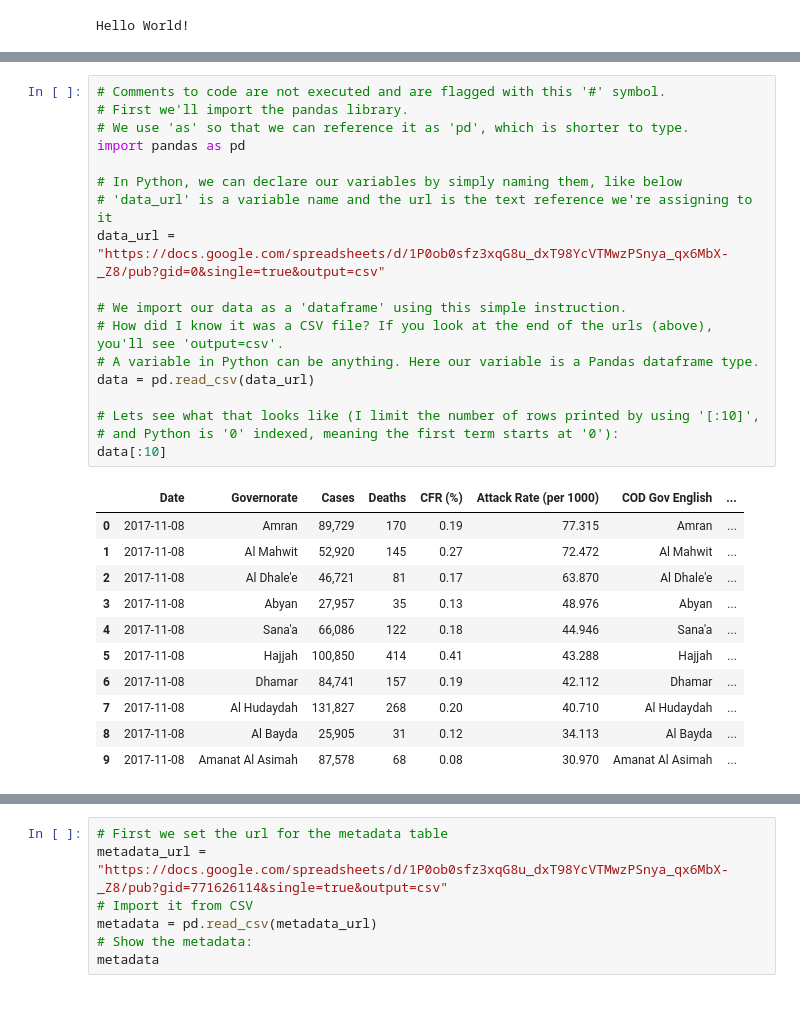
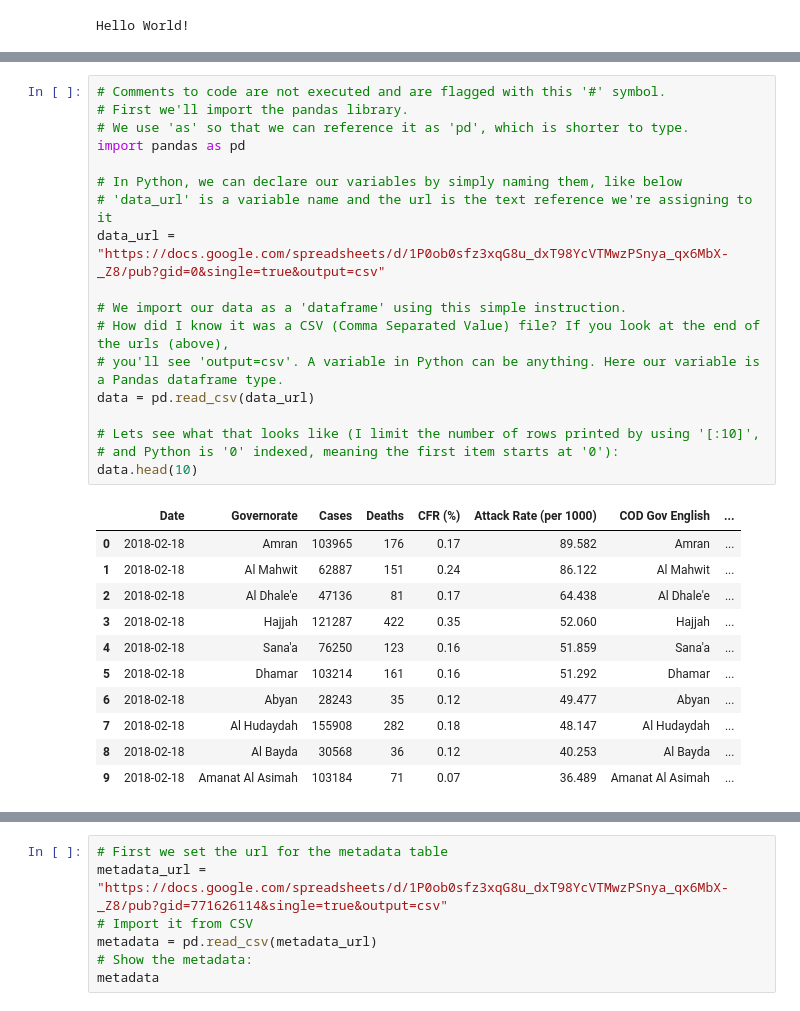
Before and after one commit to whythawk/data-as-a-science, a Jupyter notebook: Module 1, Lesson 1 - Introduction to data as a science.ipynb, the cells around one changed output, grey strips where cells are left out. Drawn from its saved outputs; the diff is of its cells as text.

```diff
--- a/Module 1, Lesson 1 - Introduction to data as a science.ipynb
+++ b/Module 1, Lesson 1 - Introduction to data as a science.ipynb
@@ -308,30 +328,30 @@ Open your own Jupyter Notebook and follow along with the code:
 # %%
 # Comments to code are not executed and are flagged with this '#' symbol.
 # First we'll import the pandas library.
 # We use 'as' so that we can reference it as 'pd', which is shorter to type.
 import pandas as pd
 
 # In Python, we can declare our variables by simply naming them, like below
 # 'data_url' is a variable name and the url is the text reference we're assigning to it
 data_url = "https://docs.google.com/spreadsheets/d/1P0ob0sfz3xqG8u_dxT98YcVTMwzPSnya_qx6MbX-_Z8/pub?gid=0&single=true&output=csv"
 
 # We import our data as a 'dataframe' using this simple instruction.
-# How did I know it was a CSV file? If you look at the end of the urls (above), you'll see 'output=csv'.
-# A variable in Python can be anything. Here our variable is a Pandas dataframe type.
+# How did I know it was a CSV (Comma Separated Value) file? If you look at the end of the urls (above),
+# you'll see 'output=csv'. A variable in Python can be anything. Here our variable is a Pandas dataframe type.
 data = pd.read_csv(data_url)
 
 # Lets see what that looks like (I limit the number of rows printed by using '[:10]',
-# and Python is '0' indexed, meaning the first term starts at '0'):
-data[:10]
+# and Python is '0' indexed, meaning the first item starts at '0'):
+data.head(10)
 # %% [output]
 |  | Date | Governorate | Cases | Deaths | CFR (%) | Attack Rate (per 1000) | COD Gov English | ... |
-| 0 | 2017-11-08 | Amran | 89,729 | 170 | 0.19 | 77.315 | Amran | ... |
-| 1 | 2017-11-08 | Al Mahwit | 52,920 | 145 | 0.27 | 72.472 | Al Mahwit | ... |
-| 2 | 2017-11-08 | Al Dhale'e | 46,721 | 81 | 0.17 | 63.870 | Al Dhale'e | ... |
-| 3 | 2017-11-08 | Abyan | 27,957 | 35 | 0.13 | 48.976 | Abyan | ... |
-| 4 | 2017-11-08 | Sana'a | 66,086 | 122 | 0.18 | 44.946 | Sana'a | ... |
-| 5 | 2017-11-08 | Hajjah | 100,850 | 414 | 0.41 | 43.288 | Hajjah | ... |
-| 6 | 2017-11-08 | Dhamar | 84,741 | 157 | 0.19 | 42.112 | Dhamar | ... |
-| 7 | 2017-11-08 | Al Hudaydah | 131,827 | 268 | 0.20 | 40.710 | Al Hudaydah | ... |
-| 8 | 2017-11-08 | Al Bayda | 25,905 | 31 | 0.12 | 34.113 | Al Bayda | ... |
-| 9 | 2017-11-08 | Amanat Al Asimah | 87,578 | 68 | 0.08 | 30.970 | Amanat Al Asimah | ... |
+| 0 | 2018-02-18 | Amran | 103965 | 176 | 0.17 | 89.582 | Amran | ... |
+| 1 | 2018-02-18 | Al Mahwit | 62887 | 151 | 0.24 | 86.122 | Al Mahwit | ... |
+| 2 | 2018-02-18 | Al Dhale'e | 47136 | 81 | 0.17 | 64.438 | Al Dhale'e | ... |
+| 3 | 2018-02-18 | Hajjah | 121287 | 422 | 0.35 | 52.060 | Hajjah | ... |
+| 4 | 2018-02-18 | Sana'a | 76250 | 123 | 0.16 | 51.859 | Sana'a | ... |
+| 5 | 2018-02-18 | Dhamar | 103214 | 161 | 0.16 | 51.292 | Dhamar | ... |
+| 6 | 2018-02-18 | Abyan | 28243 | 35 | 0.12 | 49.477 | Abyan | ... |
+| 7 | 2018-02-18 | Al Hudaydah | 155908 | 282 | 0.18 | 48.147 | Al Hudaydah | ... |
+| 8 | 2018-02-18 | Al Bayda | 30568 | 36 | 0.12 | 40.253 | Al Bayda | ... |
+| 9 | 2018-02-18 | Amanat Al Asimah | 103184 | 71 | 0.07 | 36.489 | Amanat Al Asimah | ... |
```
Also changed, not shown: parts of 23 cells of this notebook.
